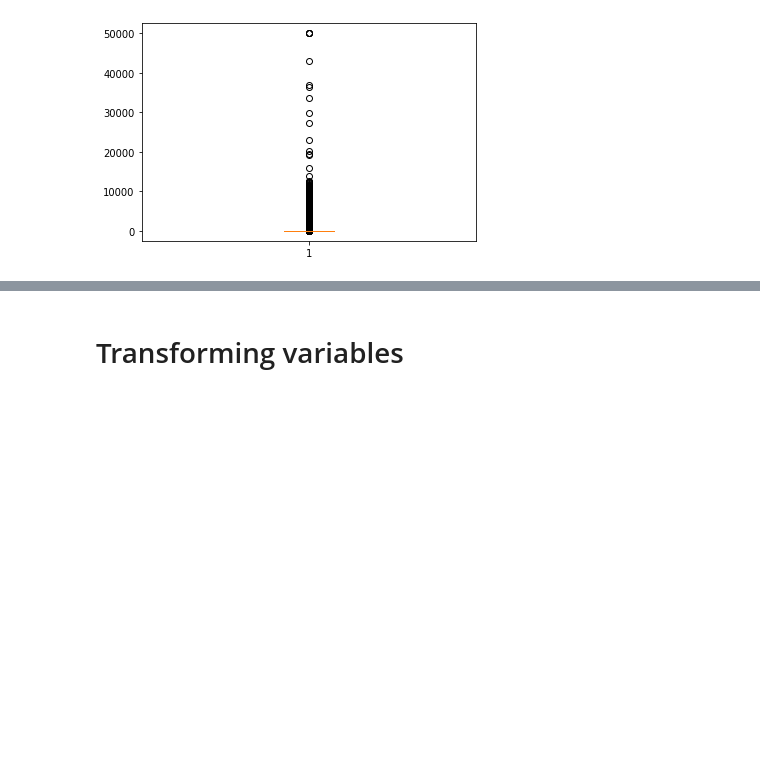
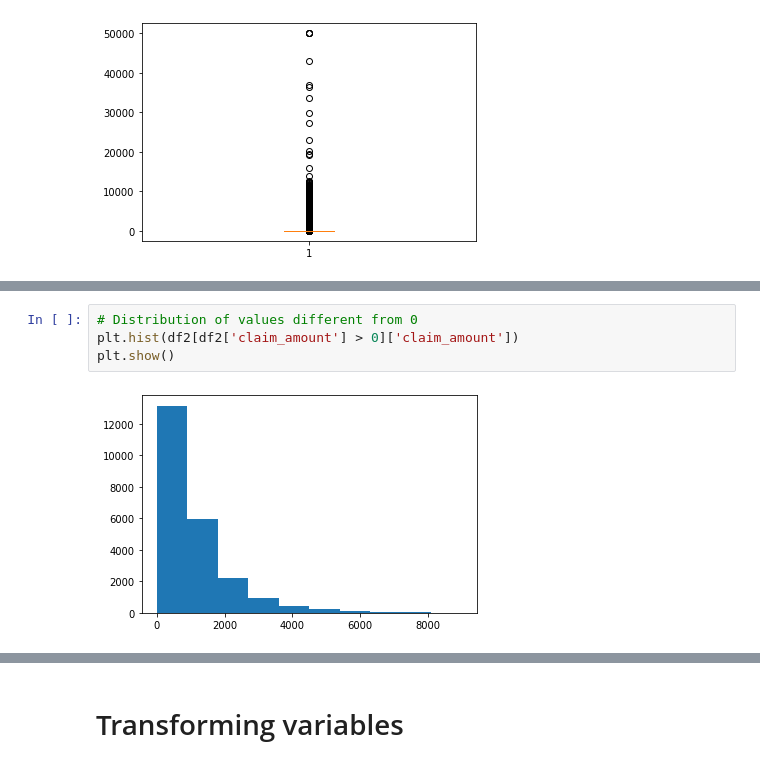
Before and after one commit to mariaferrol1988/experiments, a Jupyter notebook: projects/insurance/insurance.ipynb, the cells around one changed output, grey strips where cells are left out. Drawn from its saved outputs; the diff is of its cells as text; blank space fills up the shorter version.

```diff
--- a/projects/insurance/insurance.ipynb
+++ b/projects/insurance/insurance.ipynb
@@ -120,0 +137,6 @@ plt.show()
+# %%
+# Distribution of values different from 0
+plt.hist(df2[df2['claim_amount'] > 0]['claim_amount'])
+plt.show()
+# %% [output]
+[figure, added]
```
Also changed, not shown: parts of 13 cells of this notebook.
